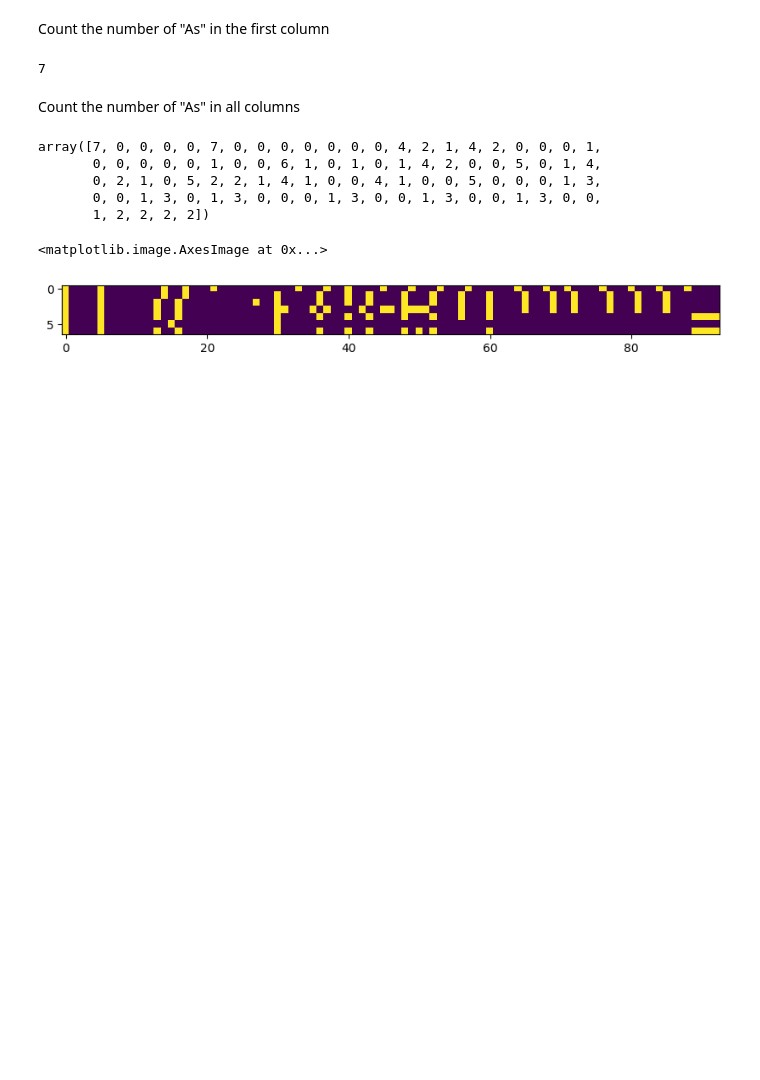
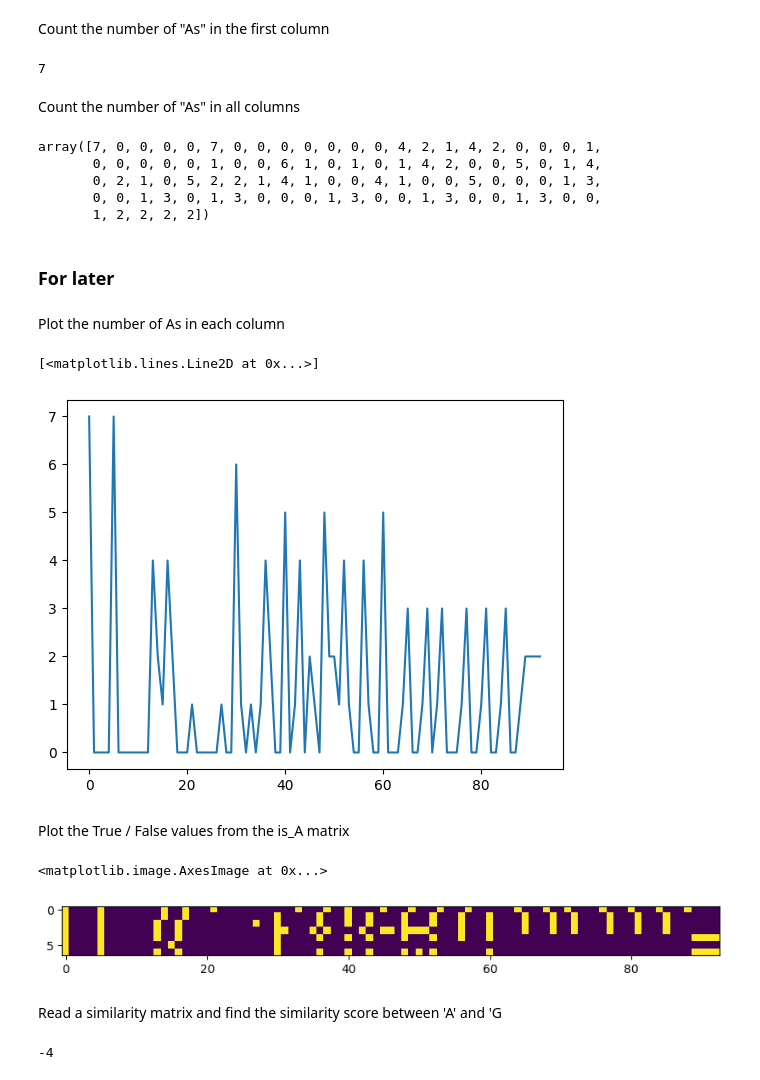
Before and after one commit to KatyBrown/roman_work_experience, a Jupyter notebook: roman_examples.ipynb, the cells around one changed output. Drawn from its saved outputs; the diff is of its cells as text; code cells hidden in the pictures; blank space fills up the shorter version.

```diff
--- a/roman_examples.ipynb
+++ b/roman_examples.ipynb
@@ -112,9 +122,22 @@ array([7, 0, 0, 0, 0, 7, 0, 0, 0, 0, 0, 0, 0, 4, 2, 1, 4, 2, 0, 0, 0, 1,
        0, 2, 1, 0, 5, 2, 2, 1, 4, 1, 0, 0, 4, 1, 0, 0, 5, 0, 0, 0, 1, 3,
        0, 0, 1, 3, 0, 1, 3, 0, 0, 0, 1, 3, 0, 0, 1, 3, 0, 0, 1, 3, 0, 0,
        1, 2, 2, 2, 2])
+# %% [markdown]
+### For later
+# %% [markdown]
+Plot the number of As in each column
+# %%
+plt.plot(nAs_all)
+# %% [output]
+[<matplotlib.lines.Line2D at 0x...>]
+[figure, added]
+# %% [markdown]
+Plot the True / False values from the is_A matrix
 # %%
 plt.figure(figsize=(10, 10))
 plt.imshow(is_A)
 # %% [output]
 <matplotlib.image.AxesImage at 0x...>
 [figure]
+# %% [markdown]
+Read a similarity matrix and find the similarity score between 'A' and 'G
@@ -120,0 +146,4 @@ plt.imshow(is_A)
+# %%
+mat.loc['A', 'G']
+# %% [output]
+-4
```
Also changed, not shown: parts of 3 cells of this notebook.
